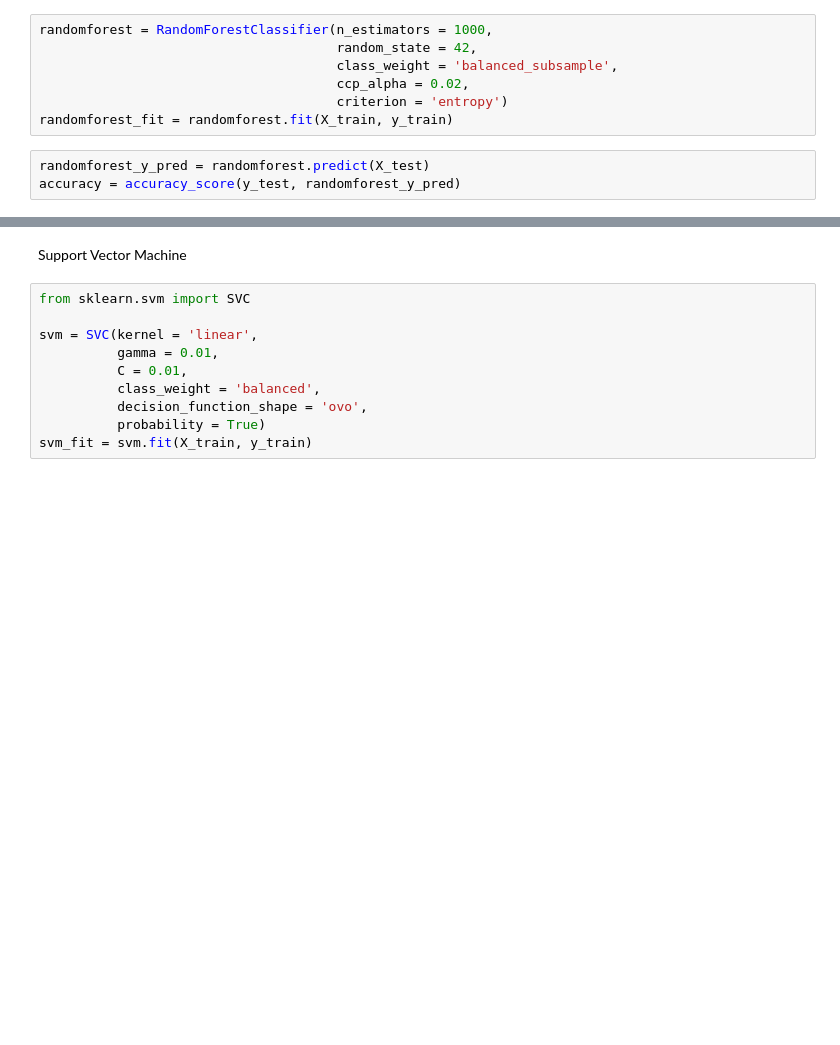
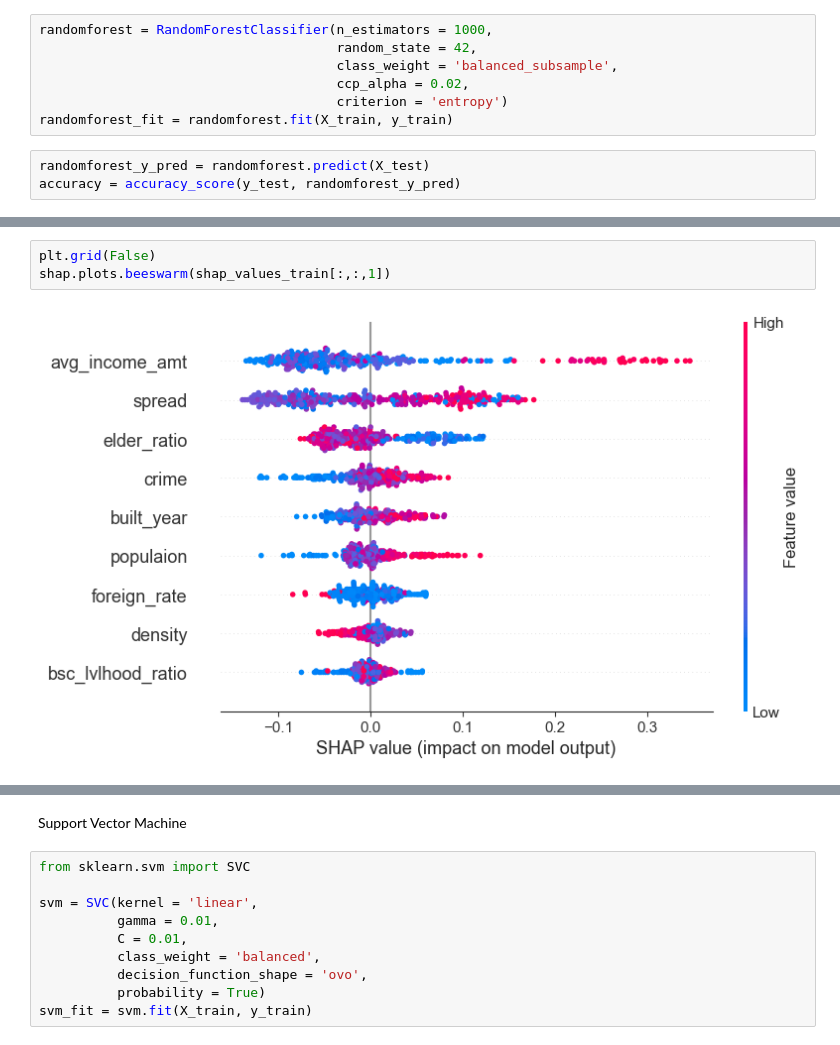
Before and after one commit to Tommylee1013/IndustrialMathematics, a Jupyter notebook: Projects/Modeling.ipynb, the cells around one changed output, grey strips where cells are left out. Saved outputs shown, nothing was run; the diff lists cells and outputs as text; blank space fills up the shorter version.

```diff
--- a/Projects/Modeling.ipynb
+++ b/Projects/Modeling.ipynb
@@ -229,0 +241,5 @@ plt.tight_layout()
+# %%
+plt.grid(False)
+shap.plots.beeswarm(shap_values_train[:,:,1])
+# %% [output]
+[figure, added]
```
Also changed, not shown: parts of 55 cells of this notebook, 14 other files.
